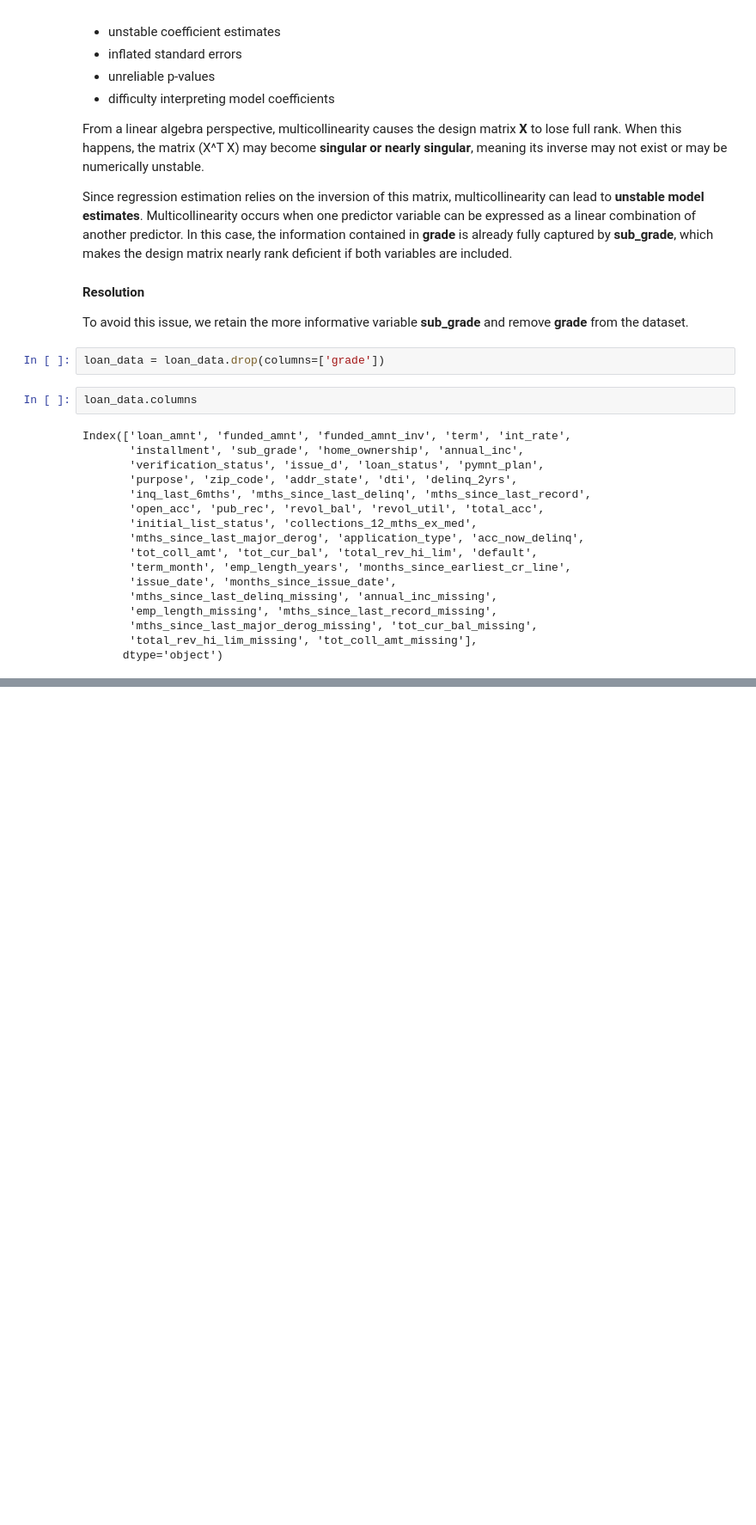
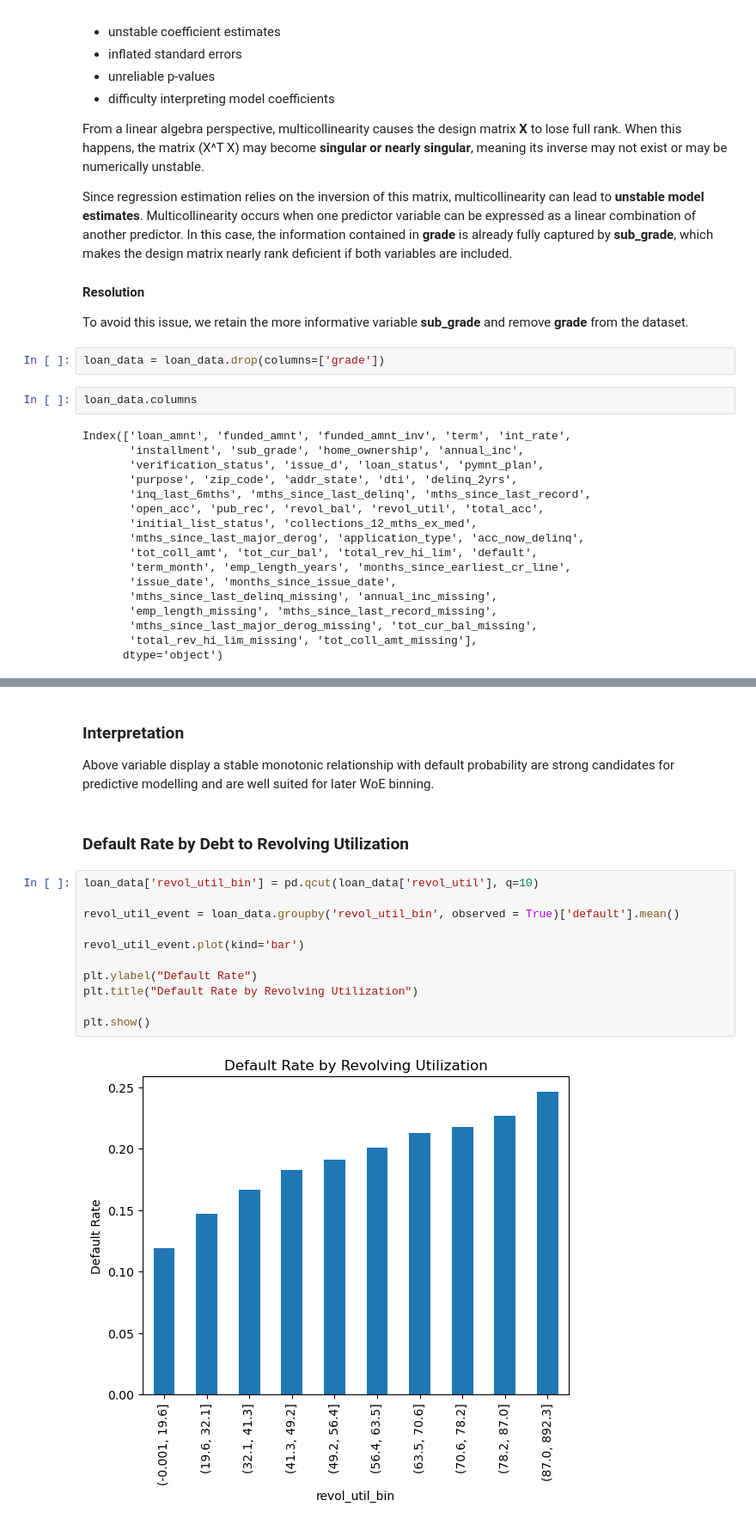
Before and after one commit to amitsrm3751-ctrl/credit-portfolio-vasicek-simulation, a Jupyter notebook: notebooks/02_variable_diagnostics.ipynb, the cells around one changed output, grey strips where cells are left out. Shown at 86% size. Saved outputs shown, nothing was run; the diff lists cells and outputs as text; blank space fills up the shorter version.

```diff
--- a/notebooks/02_variable_diagnostics.ipynb
+++ b/notebooks/02_variable_diagnostics.ipynb
@@ -369,0 +421,18 @@ Index(['loan_amnt', 'funded_amnt', 'funded_amnt_inv', 'term', 'int_rate',
+# %% [markdown]
+### Interpretation
+Above variable display a stable monotonic relationship with default probability are strong candidates for predictive modelling and are well suited for later WoE binning.
+# %% [markdown]
+### Default Rate by Debt to Revolving Utilization
+# %%
+loan_data['revol_util_bin'] = pd.qcut(loan_data['revol_util'], q=10)
+
+revol_util_event = loan_data.groupby('revol_util_bin', observed = True)['default'].mean()
+
+revol_util_event.plot(kind='bar')
+
+plt.ylabel("Default Rate")
+plt.title("Default Rate by Revolving Utilization")
+
+plt.show()
+# %% [output]
+[figure, added]
```
Also changed, not shown: parts of 12 cells of this notebook.
